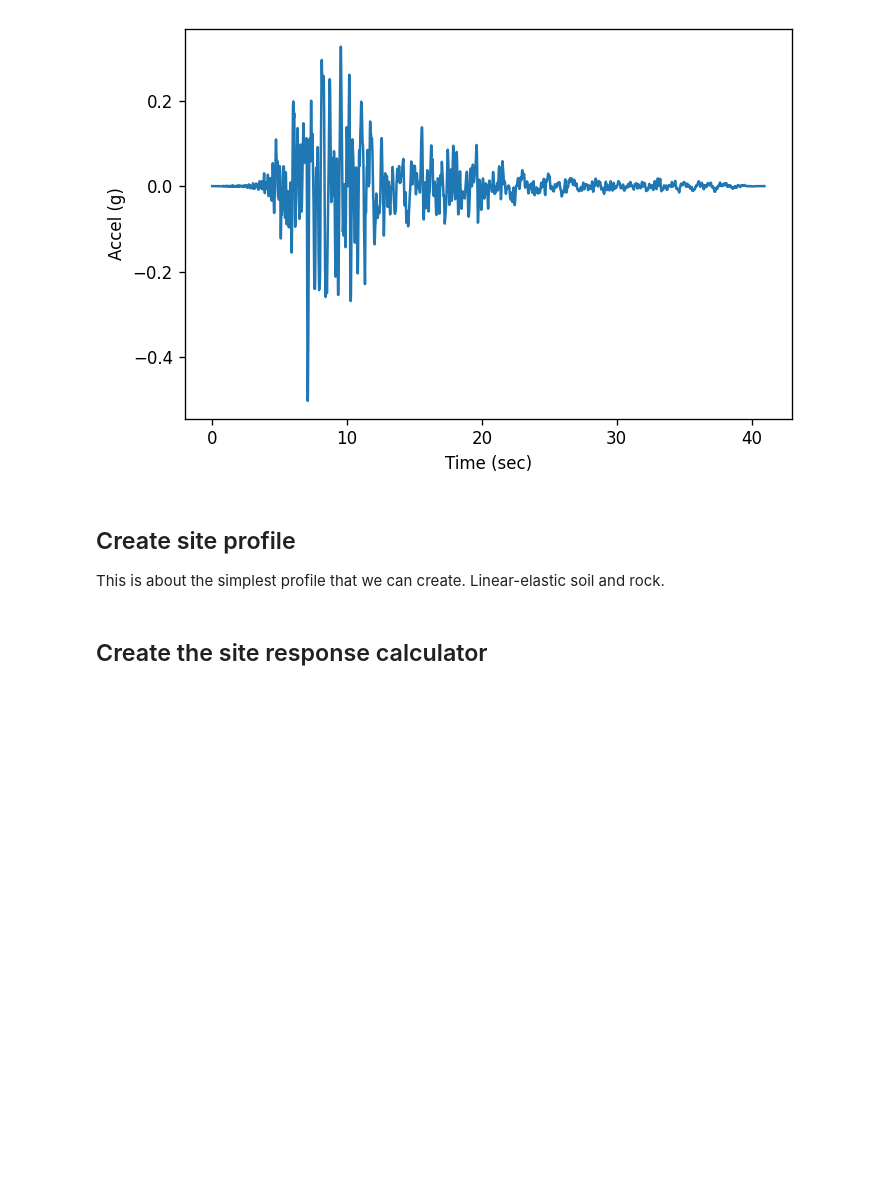
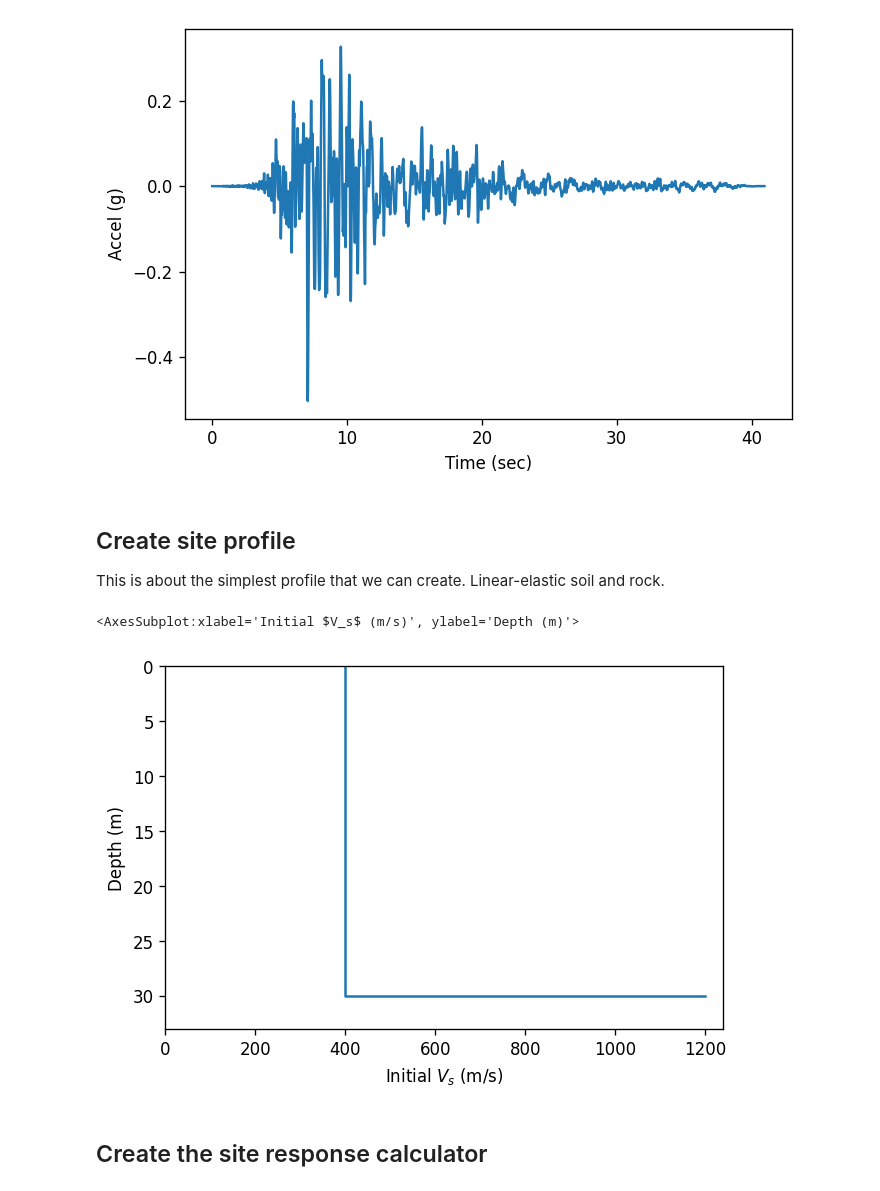
Before and after one commit to arkottke/pystrata, a Jupyter notebook: examples/example-01.ipynb, the cells around one changed output. Cells and saved outputs as stored; diff of their text form; code cells hidden in the pictures; blank space fills up the shorter version.

Commit message:
Added plot interface for Profile

```diff
--- a/examples/example-01.ipynb
+++ b/examples/example-01.ipynb
@@ -58,6 +58,11 @@ profile = pysra.site.Profile(
         pysra.site.Layer(pysra.site.SoilType("Rock", 24.0, None, 0.01), 0, 1200),
     ]
 )
+# %%
+profile.plot('initial_shear_vel')
+# %% [output]
+<AxesSubplot:xlabel='Initial $V_s$ (m/s)', ylabel='Depth (m)'>
+[figure, added]
 # %% [markdown]
 ## Create the site response calculator
 # %%
```
Also changed, not shown: 1 other file.
